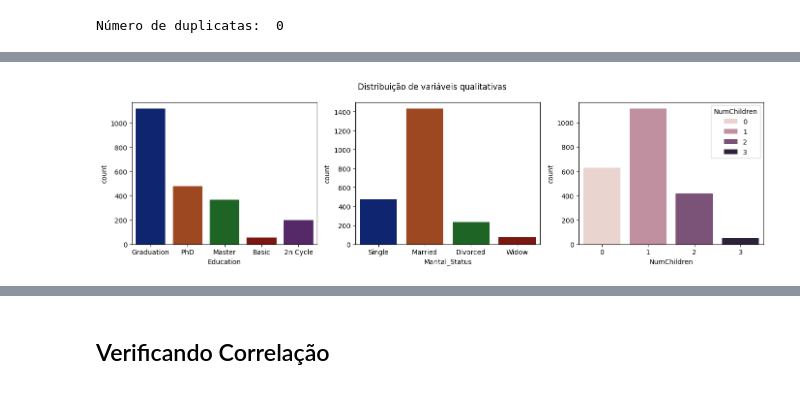
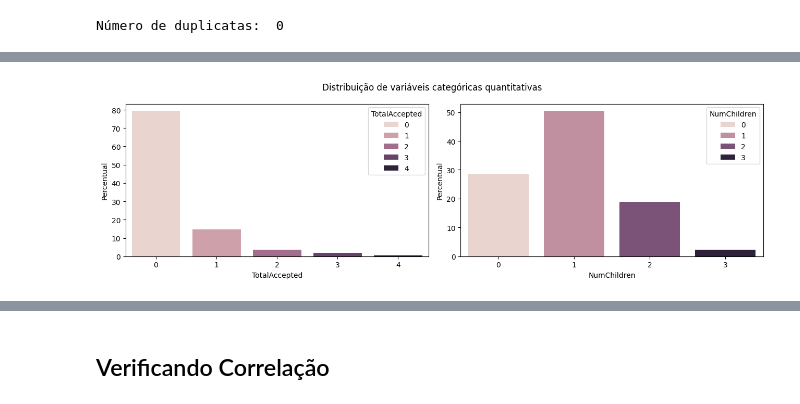
Before and after one commit to victoriaprestes/ifood-data-analyst-case, a Jupyter notebook: iFood_Data_Analyst_Case_An_Exploratory_Analysis.ipynb, the cells around one changed output, grey strips where cells are left out. Saved outputs shown, nothing was run; the diff lists cells and outputs as text; code cells hidden in the pictures.

```diff
--- a/iFood_Data_Analyst_Case_An_Exploratory_Analysis.ipynb
+++ b/iFood_Data_Analyst_Case_An_Exploratory_Analysis.ipynb
@@ -168,10 +174,18 @@ ifood_df['NumChildren'].value_counts()
 | 2 | 416 |
 | 3 | 50 |
 dtype: int64
+# %%
+customers_cmp = ifood_df[['AcceptedCmp1','AcceptedCmp2','AcceptedCmp3','AcceptedCmp4','AcceptedCmp5']]
+ifood_df['TotalAccepted'] = customers_cmp.sum(axis=1)
 # %%
 # Tipos corretos de cada coluna
 for column in ['AcceptedCmp1', 'AcceptedCmp2', 'AcceptedCmp3', 'AcceptedCmp4', 'AcceptedCmp5', 'Response', 'Complain']:
   ifood_df[column] = ifood_df[column].astype('bool')
+# %%
+# Criando intervalo de idades
+ifood_df['AgeRange'] = pd.cut(ifood_df['CustomerAge'], bins=[28, 39, 50, 60, 70, 80, 85], labels=['28-38', '39-49', '50-59', '60-69', '70-79', '80-84'])
+# Criando intervalo de salários
+ifood_df['IncomeRange'] = pd.cut(ifood_df['Income'], bins=[0,30000, 70000, np.inf], labels=['Low', 'Medium', 'High'])
 # %% [markdown]
 Por último, vou checar duplicatas
 # %%
@@ -185,7 +199,8 @@ ifood_df = ifood_df[['ID','Education', 'Marital_Status', 'Income','NumChildren',
        'Recency','Complain', 'Response', 'AcceptedCmp1', 'AcceptedCmp2',
        'AcceptedCmp3', 'AcceptedCmp4', 'AcceptedCmp5',  'NumDealsPurchases',
        'NumWebPurchases', 'NumCatalogPurchases', 'NumStorePurchases', 'NumWebVisitsMonth',
-       'MntRegularProds', 'MntGoldProds','Z_CostContact', 'Z_Revenue']]
+       'MntRegularProds', 'MntGoldProds','Z_CostContact', 'Z_Revenue',
+       'AgeRange', 'IncomeRange', 'TotalAccepted']]
 ifood_df.head(3)
 # %% [output]
 |  | ID | Education | Marital_Status | Income | NumChildren | CustomerAge | CustomerYears | Recency | ... |
@@ -219,0 +241,11 @@ plt.show()
+# %%
+# Criando gráficos das variáveis categóricas qualitativas
+sns.set_palette('Paired')
+fig, ax = plt.subplots(1,4, figsize=[16,3])
+for i, col in enumerate(['Education', 'Marital_Status', 'AgeRange', 'IncomeRange']):
+  sns.countplot(data=ifood_df, x=col, ax=ax[i], hue=col, stat='percent', legend=False)
+  ax[i].set_ylabel('Percentual')
+plt.ylabel('Percentual')
+plt.suptitle('Distribuição de variáveis categóricas qualitativas')
+plt.tight_layout()
+plt.show()
@@ -220,11 +254,11 @@ plt.show()
 # %%
-# Variáveis categóricas qualitativas
-
-fig, ax = plt.subplots(1,3, figsize=[14,4])
-for i, col in enumerate(['Education', 'Marital_Status', 'NumChildren']):
-  sns.countplot(data=ifood_df, x=col, ax=ax[i], hue=col)
-plt.suptitle('Distribuição de variáveis qualitativas')
+# Criando gráficos das variáveis categóricas quantitativas
+fig, ax = plt.subplots(1,2, figsize=[13,4])
+for i, col in enumerate(['TotalAccepted', 'NumChildren']):
+  sns.countplot(data=ifood_df, x=col, ax=ax[i], hue=col, stat='percent')
+  ax[i].set_ylabel('Percentual')
+plt.suptitle('Distribuição de variáveis categóricas quantitativas')
 plt.tight_layout()
 plt.show()
 # %% [output]
-[figure, old version]
+[figure, new version]
```
Also changed, not shown: parts of 44 cells of this notebook.
